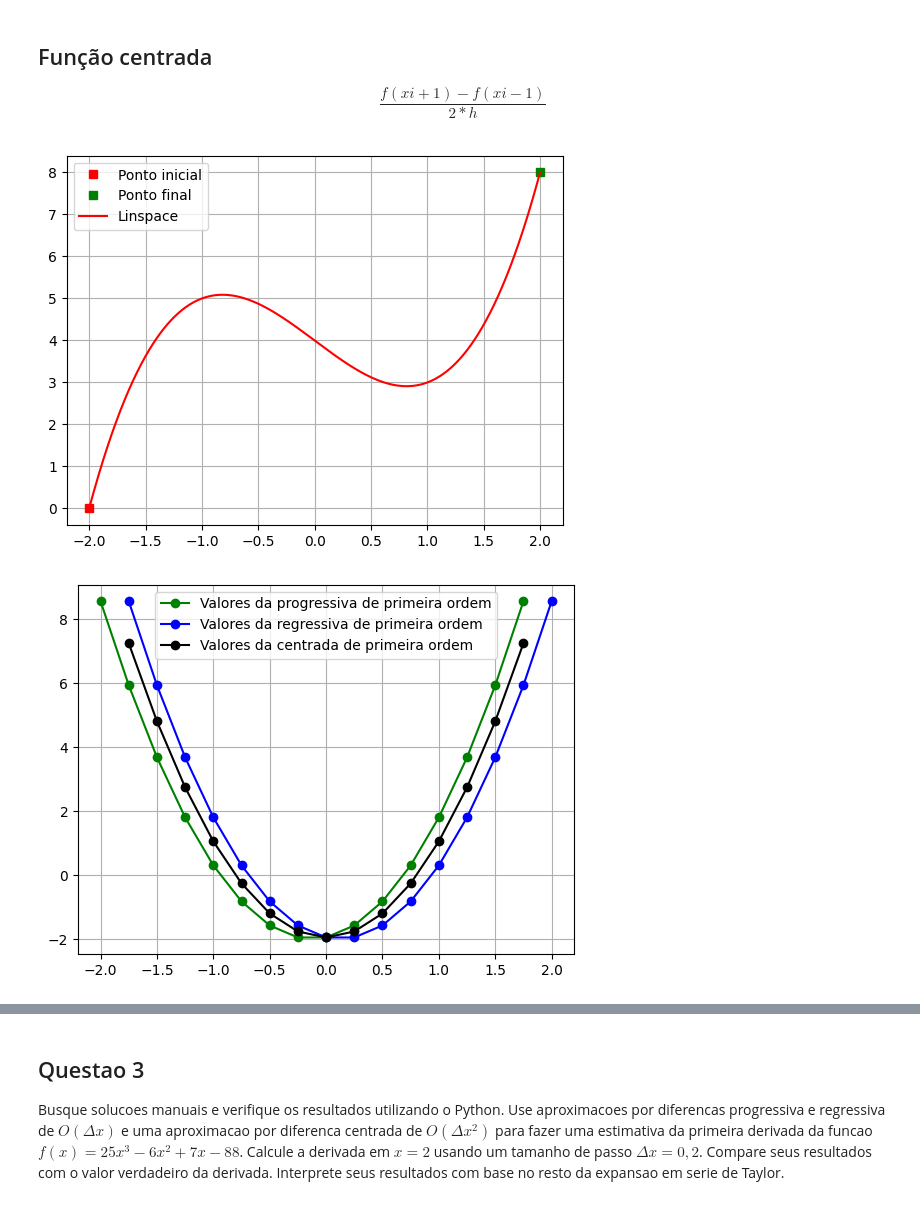
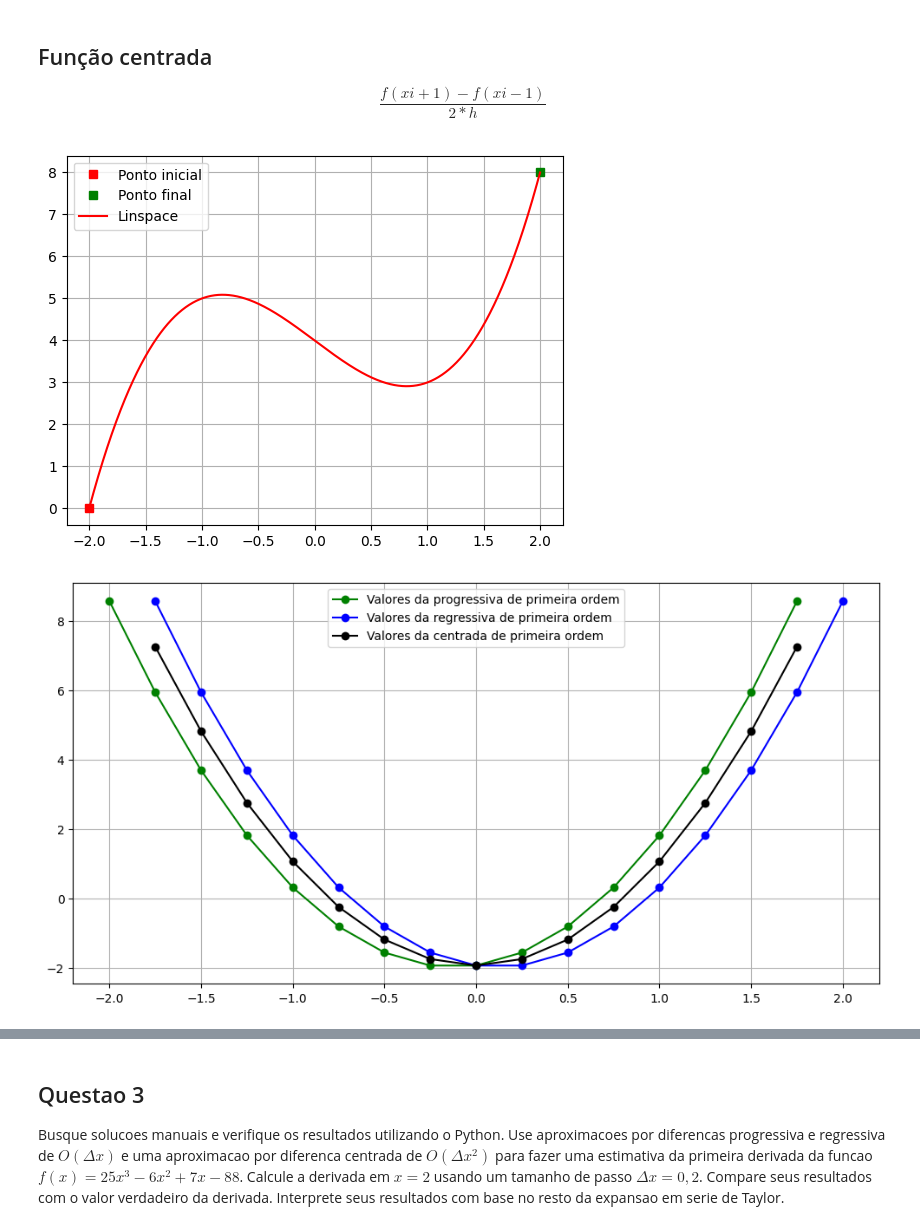
Before and after one commit to GabrielMPinho/Modelagem-Computacional, a Jupyter notebook: derivacao_numerica/lista/Lista_2_Derivacao_Numerica.ipynb, the cells around one changed output, grey strips where cells are left out. Drawn from its saved outputs; the diff is of its cells as text; code cells hidden in the pictures.

```diff
--- a/derivacao_numerica/lista/Lista_2_Derivacao_Numerica.ipynb
+++ b/derivacao_numerica/lista/Lista_2_Derivacao_Numerica.ipynb
@@ -115,26 +115,26 @@ $$
 # %%
 def centrada_o1(pontos, h):
     valores = []
     for indice in range(1, len(pontos) - 1):
         valor = (F(pontos[indice + 1]) - F(pontos[indice - 1]))/(2*h)
         valores.append(valor)
     return valores
 
 val_centrada = centrada_o1(pontos_funcao, h)
 plt.plot(x0, F(x0), "rs", label="Ponto inicial")
 plt.plot(x, F(x), "gs", label="Ponto final")
 plt.plot(eixox, F(eixox), "r", label="Linspace")
 plt.grid()
 plt.legend()
 plt.show()
 
-
+plt.figure(figsize=(12,6))
 plt.plot(pontos_funcao[0:16] ,val_progressiva, "-go", label="Valores da progressiva de primeira ordem" )
 plt.plot(pontos_funcao[1:17] ,val_regressiva, "-bo", label="Valores da regressiva de primeira ordem" )
 plt.plot(pontos_funcao[1:16] ,val_centrada, "-ko", label="Valores da centrada de primeira ordem" )
 plt.grid()
 plt.legend()
 plt.show()
 # %% [output]
 [figure]
-[figure, old version]
+[figure, new version]
```
Also changed, not shown: parts of 6 cells of this notebook.
